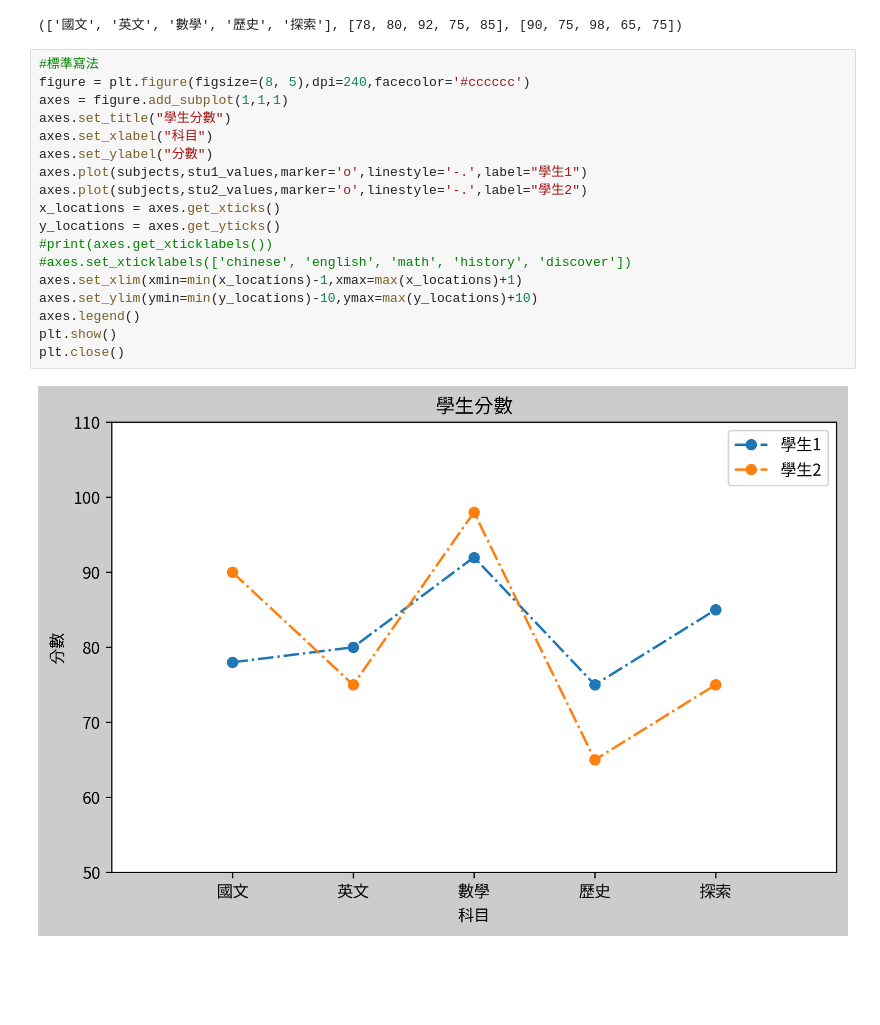
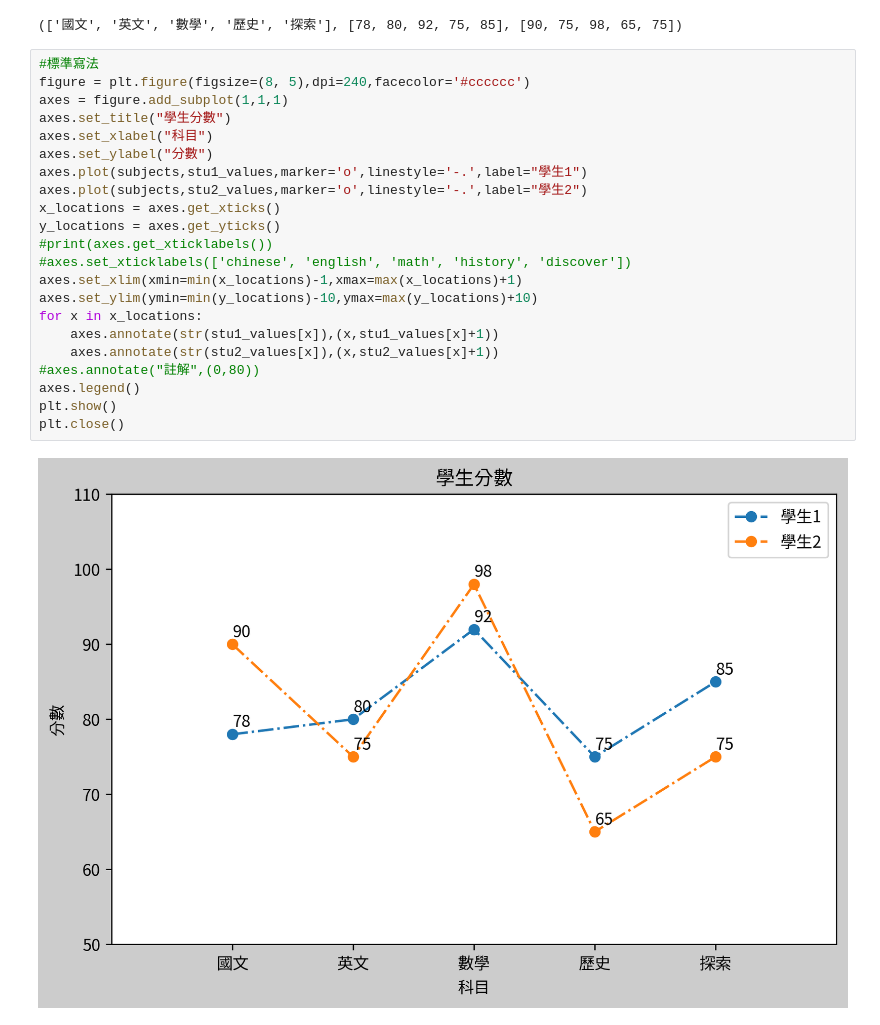
Before and after one commit to roberthsu2003/__2025_04_13_python_sunday__, a Jupyter notebook: lesson13/lesson13_1.ipynb, the cells around one changed output. Cells and saved outputs as stored; diff of their text form; blank space fills up the shorter version.

```diff
--- a/lesson13/lesson13_1.ipynb
+++ b/lesson13/lesson13_1.ipynb
@@ -76,20 +76,24 @@ subjects, stu1_values, stu2_values
 # %%
 #標準寫法
 figure = plt.figure(figsize=(8, 5),dpi=240,facecolor='#cccccc')
 axes = figure.add_subplot(1,1,1)
 axes.set_title("學生分數")
 axes.set_xlabel("科目")
 axes.set_ylabel("分數")
 axes.plot(subjects,stu1_values,marker='o',linestyle='-.',label="學生1")
 axes.plot(subjects,stu2_values,marker='o',linestyle='-.',label="學生2")
 x_locations = axes.get_xticks()
 y_locations = axes.get_yticks()
 #print(axes.get_xticklabels())
 #axes.set_xticklabels(['chinese', 'english', 'math', 'history', 'discover'])
 axes.set_xlim(xmin=min(x_locations)-1,xmax=max(x_locations)+1)
 axes.set_ylim(ymin=min(y_locations)-10,ymax=max(y_locations)+10)
+for x in x_locations:
+    axes.annotate(str(stu1_values[x]),(x,stu1_values[x]+1))
+    axes.annotate(str(stu2_values[x]),(x,stu2_values[x]+1))
+#axes.annotate("註解",(0,80))
 axes.legend()
 plt.show()
 plt.close()
 # %% [output]
-[figure, old version]
+[figure, new version]
```
